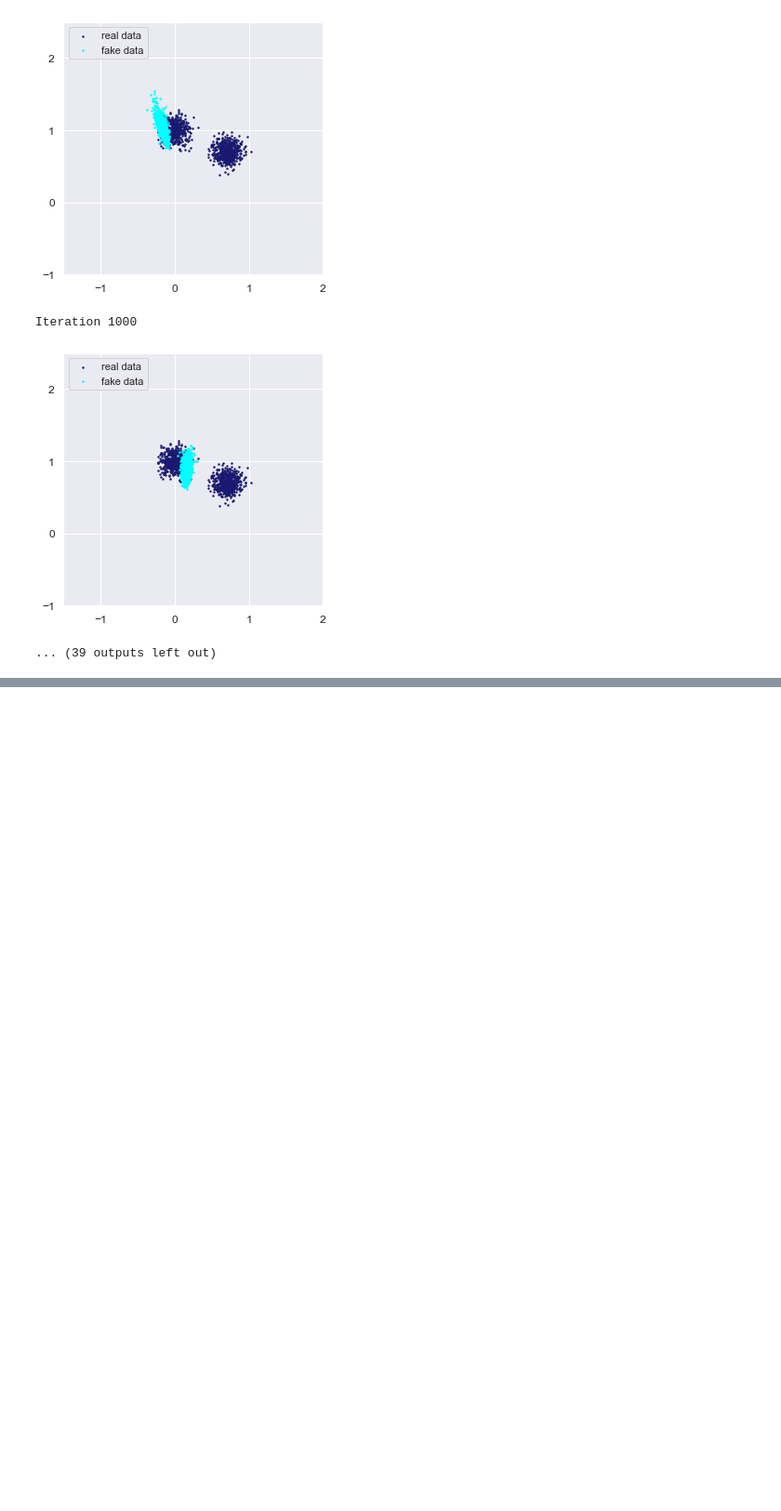
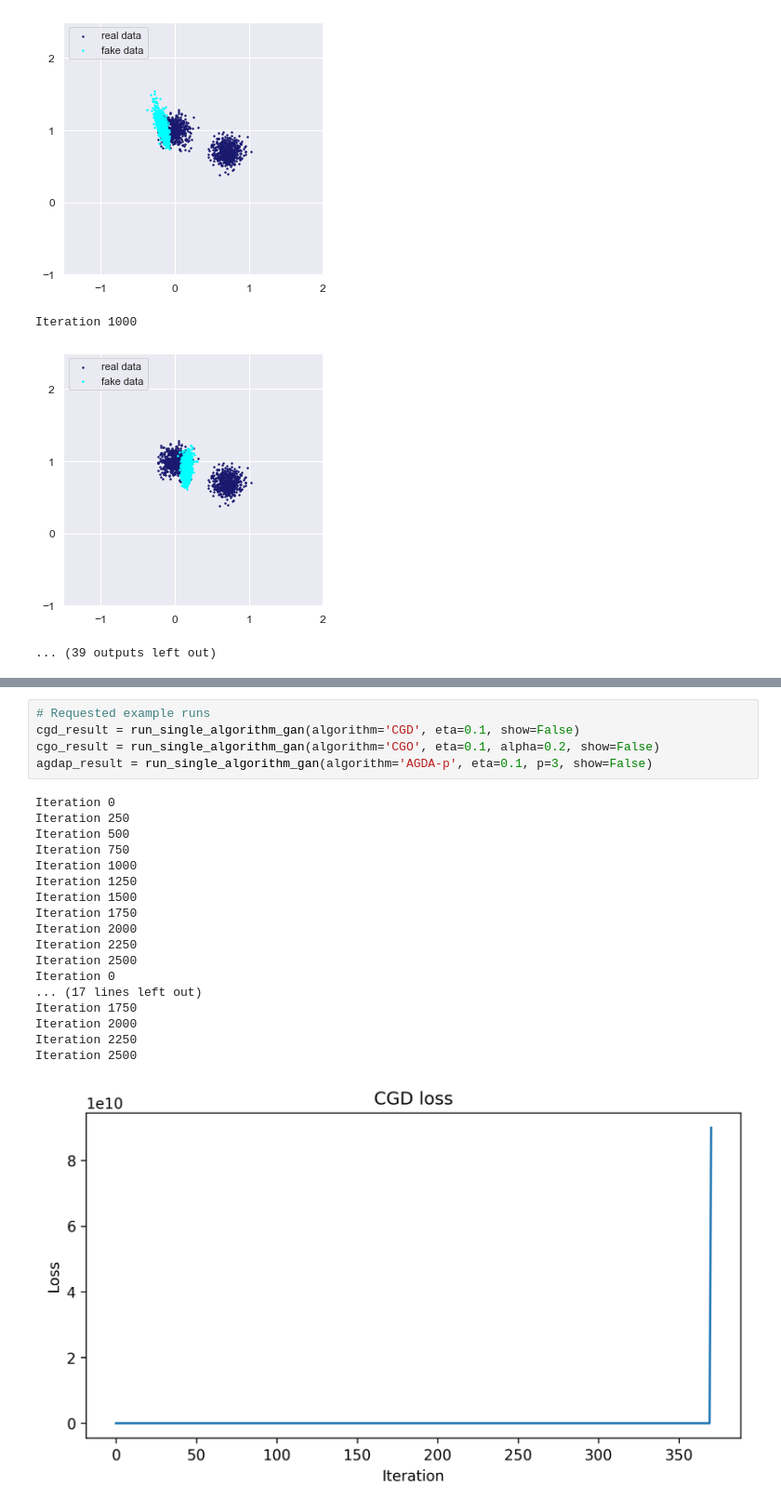
Before and after one commit to AbhijeetiitmVyas/CompetitiveGradientOptim, a Jupyter notebook: CGD_vs_CGO_GaussianMixture_GAN.ipynb, the cells around one changed output, grey strips where cells are left out. Shown at 93% size. Saved outputs shown, nothing was run; the diff lists cells and outputs as text; blank space fills up the shorter version.

```diff
--- a/CGD_vs_CGO_GaussianMixture_GAN.ipynb
+++ b/CGD_vs_CGO_GaussianMixture_GAN.ipynb
@@ -419,0 +699,24 @@ Iteration 1000
+# %%
+# Requested example runs
+cgd_result = run_single_algorithm_gan(algorithm='CGD', eta=0.1, show=False)
+cgo_result = run_single_algorithm_gan(algorithm='CGO', eta=0.1, alpha=0.2, show=False)
+agdap_result = run_single_algorithm_gan(algorithm='AGDA-p', eta=0.1, p=3, show=False)
+# %% [output]
+Iteration 0
+Iteration 250
+Iteration 500
+Iteration 750
+Iteration 1000
+Iteration 1250
+Iteration 1500
+Iteration 1750
+Iteration 2000
+Iteration 2250
+Iteration 2500
+Iteration 0
+... (17 lines left out)
+Iteration 1750
+Iteration 2000
+Iteration 2250
+Iteration 2500
+[figure, added]
```
Also changed, not shown: parts of 8 cells of this notebook.
